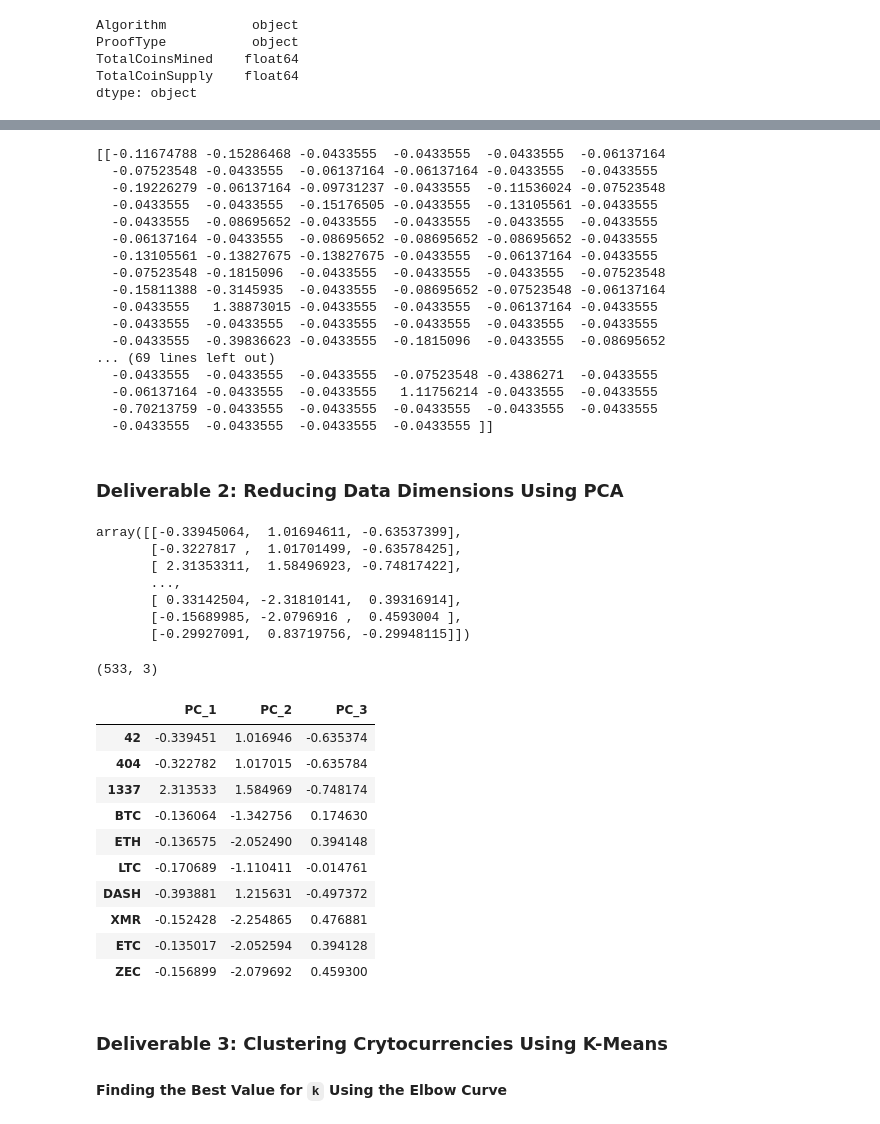
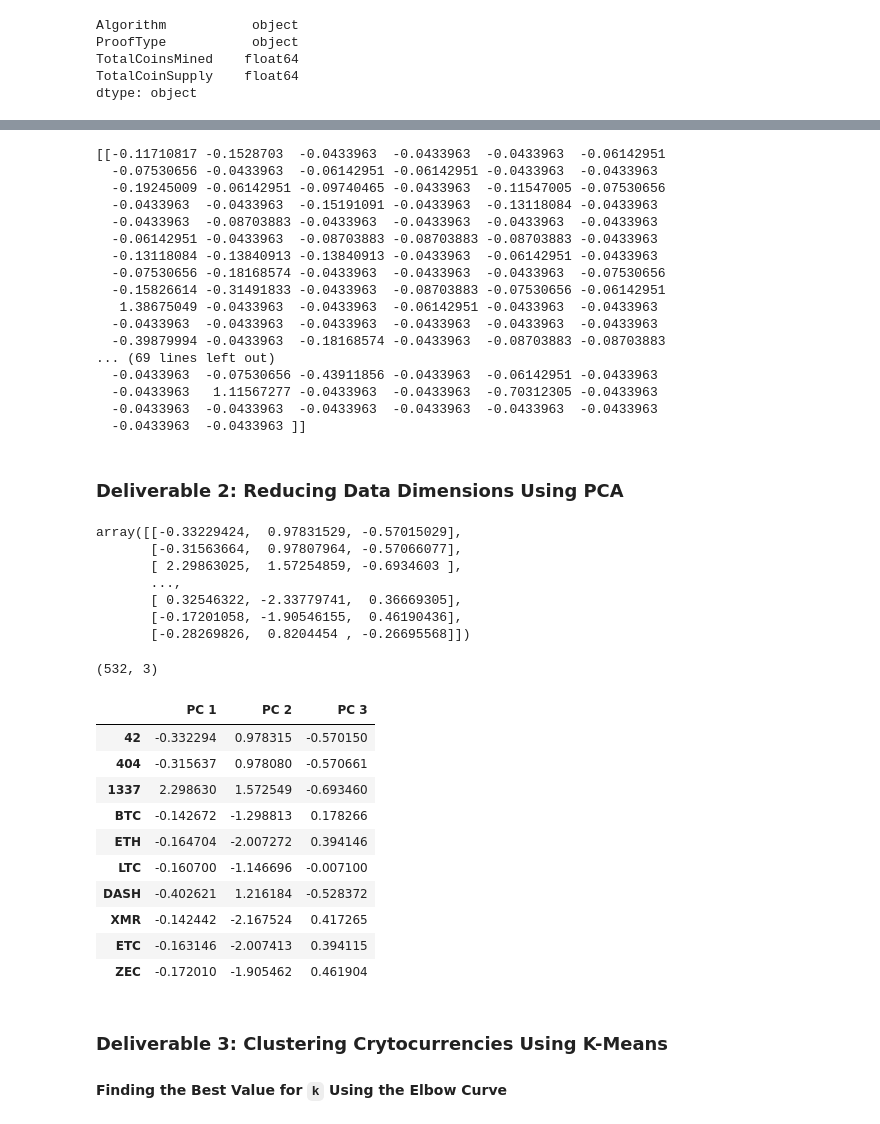
Before and after one commit to rkaysen63/Cryptocurrencies, a Jupyter notebook: crypto_clustering.ipynb, the cells around one changed output, grey strips where cells are left out. Saved outputs shown, nothing was run; the diff lists cells and outputs as text; code cells hidden in the pictures.

```diff
--- a/crypto_clustering.ipynb
+++ b/crypto_clustering.ipynb
@@ -124,8 +121,7 @@ crypto_df.head(10)
 | ETC | Ethereum Classic | Ethash | PoW | 1.133597e+08 | 210000000 |
 # %%
 # Keep the rows where coins are mined.
-crypto_df = crypto_df[crypto_df["TotalCoinsMined"] !=0]
+crypto_df = crypto_df[crypto_df["TotalCoinsMined"] > 0]
 print(crypto_df.shape)
 crypto_df.head(10)
-# 533 x 5 whereas starter code shows 532 x 5
 # %% [output]
@@ -253,23 +241,23 @@ X.to_csv(file_path, index=False)
 X_scaled = StandardScaler().fit_transform(X)
 print(X_scaled[0:5])
 # %% [output]
-[[-0.11674788 -0.15286468 -0.0433555  -0.0433555  -0.0433555  -0.06137164
-  -0.07523548 -0.0433555  -0.06137164 -0.06137164 -0.0433555  -0.0433555
-  -0.19226279 -0.06137164 -0.09731237 -0.0433555  -0.11536024 -0.07523548
-  -0.0433555  -0.0433555  -0.15176505 -0.0433555  -0.13105561 -0.0433555
-  -0.0433555  -0.08695652 -0.0433555  -0.0433555  -0.0433555  -0.0433555
-  -0.06137164 -0.0433555  -0.08695652 -0.08695652 -0.08695652 -0.0433555
-  -0.13105561 -0.13827675 -0.13827675 -0.0433555  -0.06137164 -0.0433555
-  -0.07523548 -0.1815096  -0.0433555  -0.0433555  -0.0433555  -0.07523548
-  -0.15811388 -0.3145935  -0.0433555  -0.08695652 -0.07523548 -0.06137164
-  -0.0433555   1.38873015 -0.0433555  -0.0433555  -0.06137164 -0.0433555
-  -0.0433555  -0.0433555  -0.0433555  -0.0433555  -0.0433555  -0.0433555
-  -0.0433555  -0.39836623 -0.0433555  -0.1815096  -0.0433555  -0.08695652
+[[-0.11710817 -0.1528703  -0.0433963  -0.0433963  -0.0433963  -0.06142951
+  -0.07530656 -0.0433963  -0.06142951 -0.06142951 -0.0433963  -0.0433963
+  -0.19245009 -0.06142951 -0.09740465 -0.0433963  -0.11547005 -0.07530656
+  -0.0433963  -0.0433963  -0.15191091 -0.0433963  -0.13118084 -0.0433963
+  -0.0433963  -0.08703883 -0.0433963  -0.0433963  -0.0433963  -0.0433963
+  -0.06142951 -0.0433963  -0.08703883 -0.08703883 -0.08703883 -0.0433963
+  -0.13118084 -0.13840913 -0.13840913 -0.0433963  -0.06142951 -0.0433963
+  -0.07530656 -0.18168574 -0.0433963  -0.0433963  -0.0433963  -0.07530656
+  -0.15826614 -0.31491833 -0.0433963  -0.08703883 -0.07530656 -0.06142951
+   1.38675049 -0.0433963  -0.0433963  -0.06142951 -0.0433963  -0.0433963
+  -0.0433963  -0.0433963  -0.0433963  -0.0433963  -0.0433963  -0.0433963
+  -0.39879994 -0.0433963  -0.18168574 -0.0433963  -0.08703883 -0.08703883
 ... (69 lines left out)
-  -0.0433555  -0.0433555  -0.0433555  -0.07523548 -0.4386271  -0.0433555
-  -0.06137164 -0.0433555  -0.0433555   1.11756214 -0.0433555  -0.0433555
-  -0.70213759 -0.0433555  -0.0433555  -0.0433555  -0.0433555  -0.0433555
-  -0.0433555  -0.0433555  -0.0433555  -0.0433555 ]]
+  -0.0433963  -0.07530656 -0.43911856 -0.0433963  -0.06142951 -0.0433963
+  -0.0433963   1.11567277 -0.0433963  -0.0433963  -0.70312305 -0.0433963
+  -0.0433963  -0.0433963  -0.0433963  -0.0433963  -0.0433963  -0.0433963
+  -0.0433963  -0.0433963 ]]
 # %% [markdown]
 ### Deliverable 2: Reducing Data Dimensions Using PCA
 # %%
@@ -278,33 +266,33 @@ print(X_scaled[0:5])
 pca = PCA(n_components=3).fit_transform(X_scaled)
 pca
 # %% [output]
-array([[-0.33945064,  1.01694611, -0.63537399],
-       [-0.3227817 ,  1.01701499, -0.63578425],
-       [ 2.31353311,  1.58496923, -0.74817422],
+array([[-0.33229424,  0.97831529, -0.57015029],
+       [-0.31563664,  0.97807964, -0.57066077],
+       [ 2.29863025,  1.57254859, -0.6934603 ],
        ...,
-       [ 0.33142504, -2.31810141,  0.39316914],
-       [-0.15689985, -2.0796916 ,  0.4593004 ],
-       [-0.29927091,  0.83719756, -0.29948115]])
+       [ 0.32546322, -2.33779741,  0.36669305],
+       [-0.17201058, -1.90546155,  0.46190436],
+       [-0.28269826,  0.8204454 , -0.26695568]])
 # %%
 # Transform PCA to a DataFrame with the three principal components.
 
 pca_df = pd.DataFrame(data=pca,
-                      columns=["PC_1","PC_2","PC_3"], index=X.index)
+                      columns=["PC 1","PC 2","PC 3"], index=X.index)
 print(pca_df.shape)
 pca_df.head(10)
 # %% [output]
-(533, 3)
+(532, 3)
-|  | PC_1 | PC_2 | PC_3 |
-| 42 | -0.339451 | 1.016946 | -0.635374 |
-| 404 | -0.322782 | 1.017015 | -0.635784 |
-| 1337 | 2.313533 | 1.584969 | -0.748174 |
-| BTC | -0.136064 | -1.342756 | 0.174630 |
-| ETH | -0.136575 | -2.052490 | 0.394148 |
-| LTC | -0.170689 | -1.110411 | -0.014761 |
-| DASH | -0.393881 | 1.215631 | -0.497372 |
-| XMR | -0.152428 | -2.254865 | 0.476881 |
-| ETC | -0.135017 | -2.052594 | 0.394128 |
-| ZEC | -0.156899 | -2.079692 | 0.459300 |
+|  | PC 1 | PC 2 | PC 3 |
+| 42 | -0.332294 | 0.978315 | -0.570150 |
+| 404 | -0.315637 | 0.978080 | -0.570661 |
+| 1337 | 2.298630 | 1.572549 | -0.693460 |
+| BTC | -0.142672 | -1.298813 | 0.178266 |
+| ETH | -0.164704 | -2.007272 | 0.394146 |
+| LTC | -0.160700 | -1.146696 | -0.007100 |
+| DASH | -0.402621 | 1.216184 | -0.528372 |
+| XMR | -0.142442 | -2.167524 | 0.417265 |
+| ETC | -0.163146 | -2.007413 | 0.394115 |
+| ZEC | -0.172010 | -1.905462 | 0.461904 |
 # %% [markdown]
 ### Deliverable 3: Clustering Crytocurrencies Using K-Means
 
```
Also changed, not shown: parts of 25 cells of this notebook.
